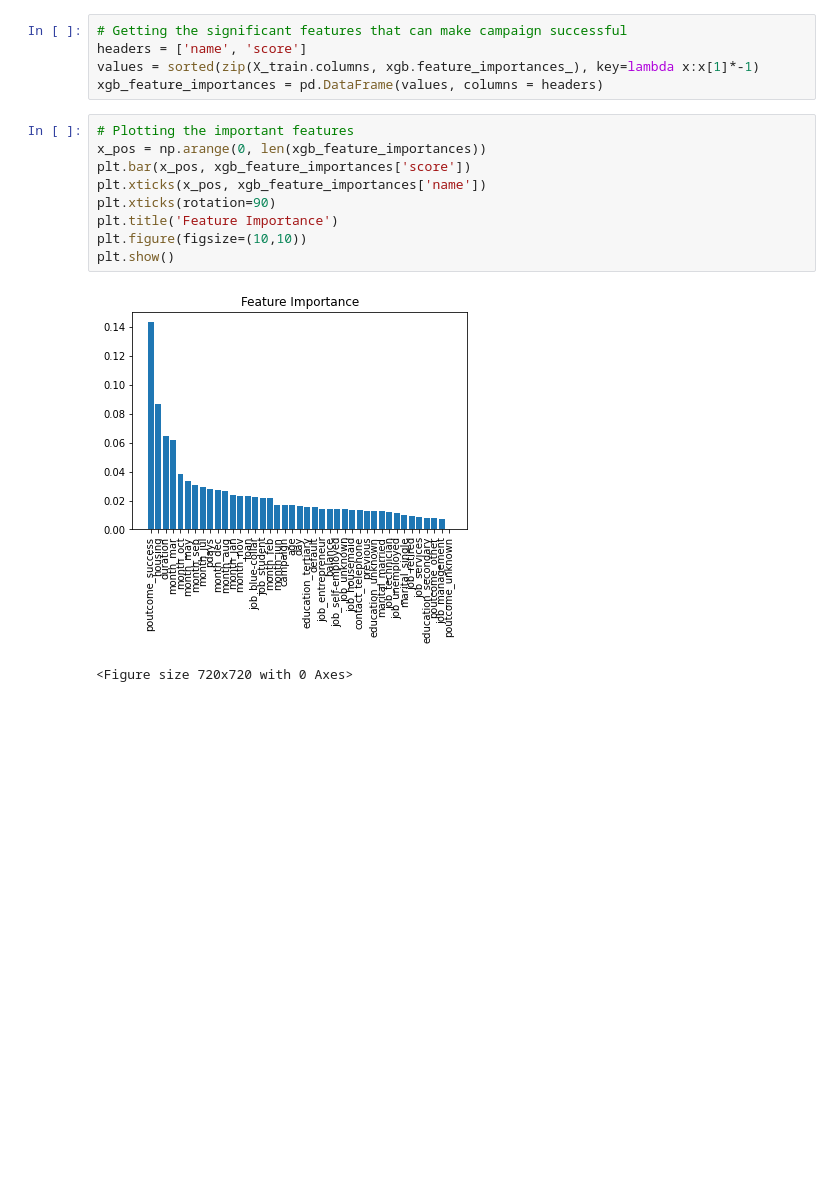
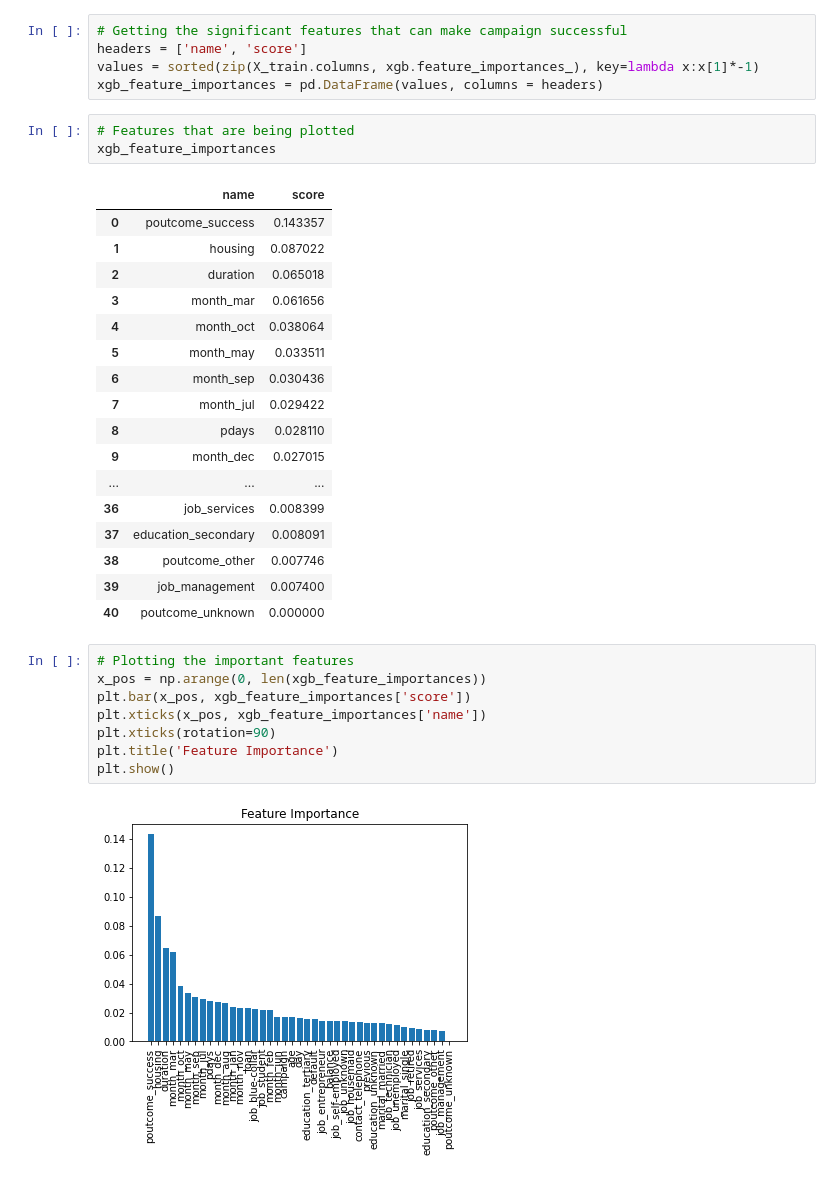
Before and after one commit to KharbandaBhavy/Application-of-ML, a Jupyter notebook: Exp5.ipynb, the cells around one changed output. Cells and saved outputs as stored; diff of their text form; blank space fills up the shorter version.

```diff
--- a/Exp5.ipynb
+++ b/Exp5.ipynb
@@ -133,6 +133,27 @@ XGB accuracy score for Test: %.3f
 headers = ['name', 'score']
 values = sorted(zip(X_train.columns, xgb.feature_importances_), key=lambda x:x[1]*-1)
 xgb_feature_importances = pd.DataFrame(values, columns = headers)
+# %%
+# Features that are being plotted
+xgb_feature_importances
+# %% [output]
+|  | name | score |
+| 0 | poutcome_success | 0.143357 |
+| 1 | housing | 0.087022 |
+| 2 | duration | 0.065018 |
+| 3 | month_mar | 0.061656 |
+| 4 | month_oct | 0.038064 |
+| 5 | month_may | 0.033511 |
+| 6 | month_sep | 0.030436 |
+| 7 | month_jul | 0.029422 |
+| 8 | pdays | 0.028110 |
+| 9 | month_dec | 0.027015 |
+| ... | ... | ... |
+| 36 | job_services | 0.008399 |
+| 37 | education_secondary | 0.008091 |
+| 38 | poutcome_other | 0.007746 |
+| 39 | job_management | 0.007400 |
+| 40 | poutcome_unknown | 0.000000 |
 # %%
 # Plotting the important features
 x_pos = np.arange(0, len(xgb_feature_importances))
@@ -140,8 +161,6 @@ plt.bar(x_pos, xgb_feature_importances['score'])
 plt.xticks(x_pos, xgb_feature_importances['name'])
 plt.xticks(rotation=90)
 plt.title('Feature Importance')
-plt.figure(figsize=(10,10))
 plt.show()
 # %% [output]
 [figure]
-<Figure size 720x720 with 0 Axes>
```
